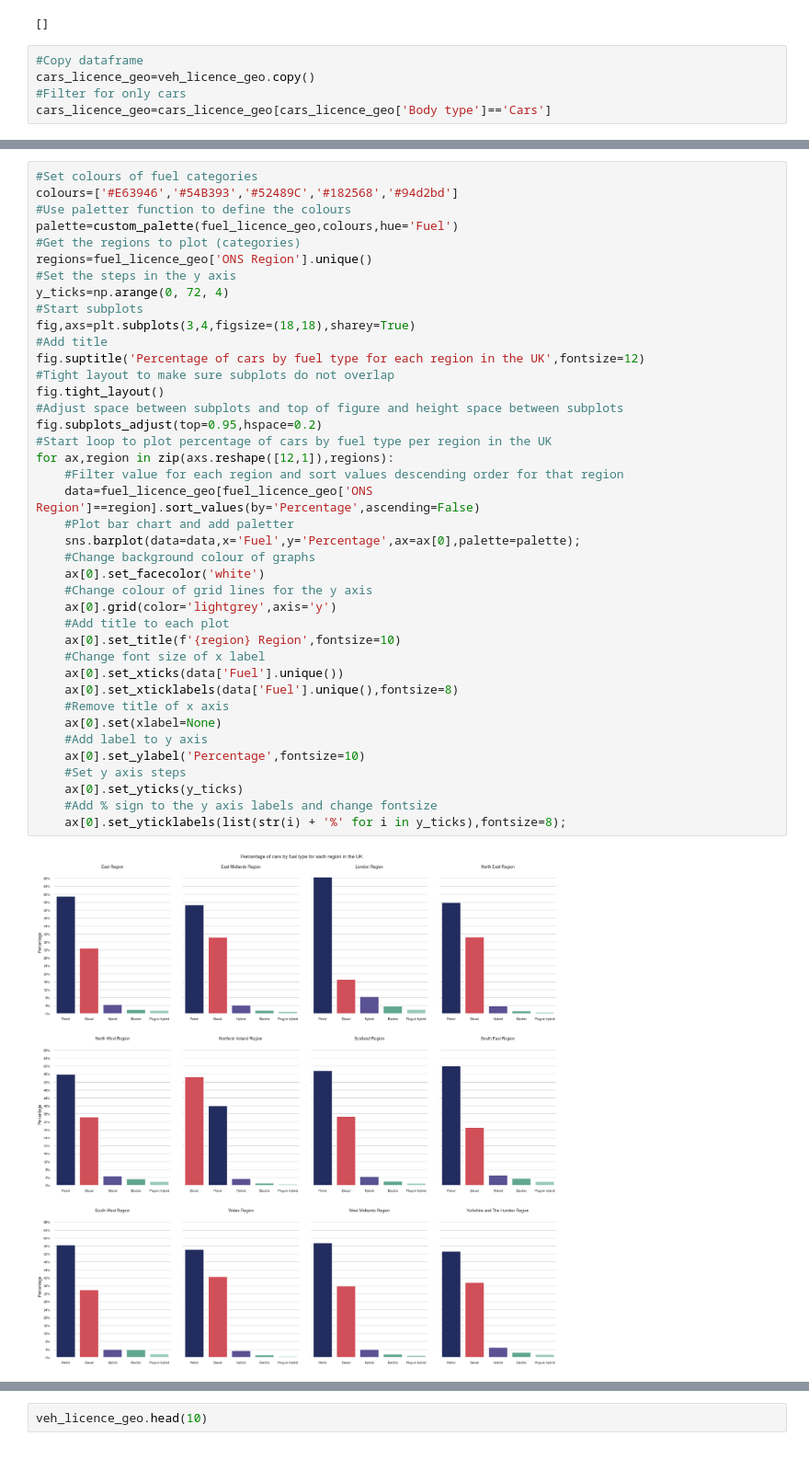
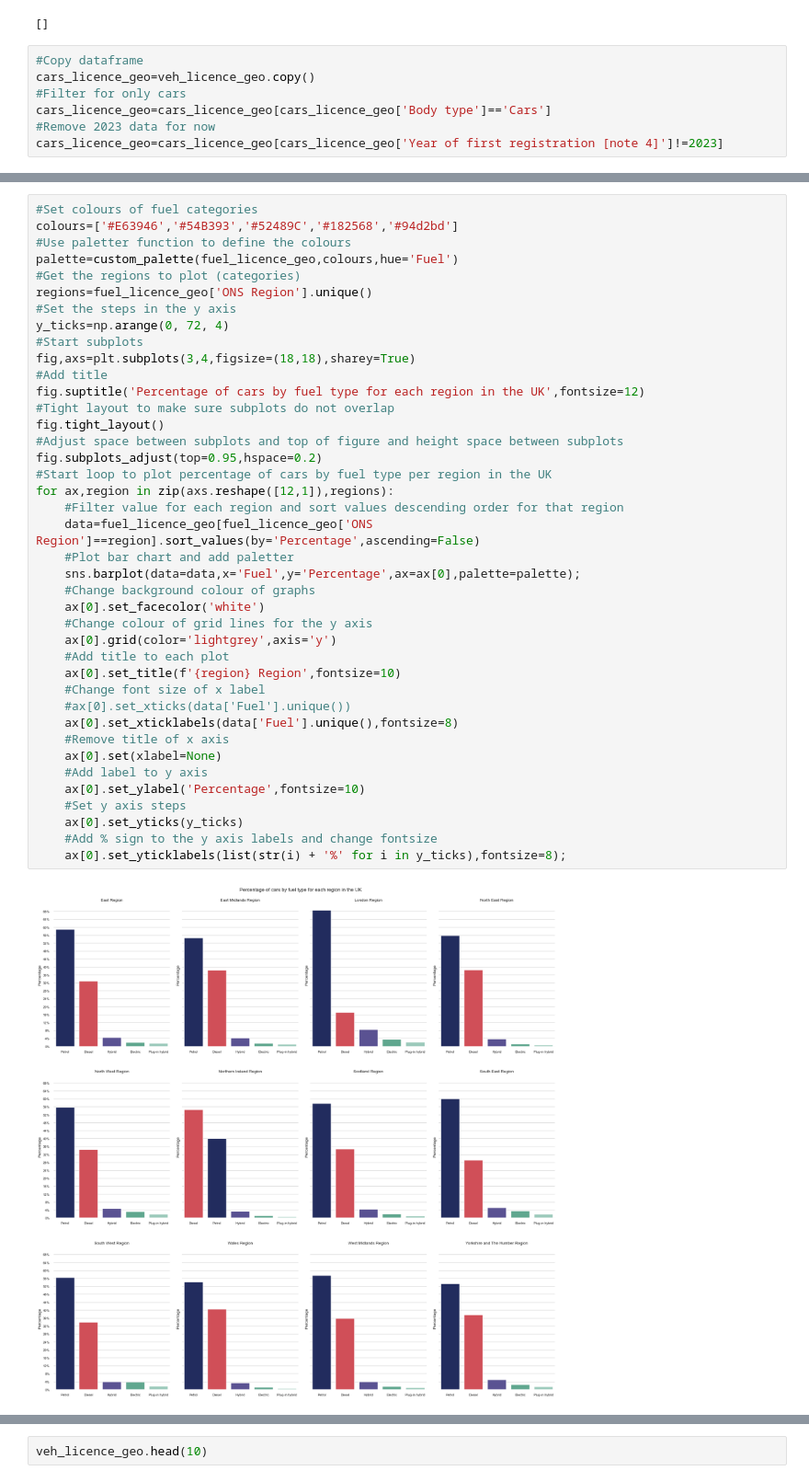
Before and after one commit to ssalazarheredia/vehicle_analysis, a Jupyter notebook: vehicle_analysis.ipynb, the cells around one changed output, grey strips where cells are left out. Shown at 92% size. Saved outputs shown, nothing was run; the diff lists cells and outputs as text.

```diff
--- a/vehicle_analysis.ipynb
+++ b/vehicle_analysis.ipynb
@@ -360,6 +360,8 @@ veh_licence_geo['Number']=veh_licence_geo['Number'].astype(int)
 cars_licence_geo=veh_licence_geo.copy()
 #Filter for only cars
 cars_licence_geo=cars_licence_geo[cars_licence_geo['Body type']=='Cars']
+#Remove 2023 data for now
+cars_licence_geo=cars_licence_geo[cars_licence_geo['Year of first registration [note 4]']!=2023]
 # %%
 #Create copy of dataframe
 fuel_licence_geo=cars_licence_geo.copy()
@@ -404,32 +406,32 @@ y_ticks=np.arange(0, 72, 4)
 fig,axs=plt.subplots(3,4,figsize=(18,18),sharey=True)
 #Add title
 fig.suptitle('Percentage of cars by fuel type for each region in the UK',fontsize=12)
 #Tight layout to make sure subplots do not overlap
 fig.tight_layout()
 #Adjust space between subplots and top of figure and height space between subplots
 fig.subplots_adjust(top=0.95,hspace=0.2)
 #Start loop to plot percentage of cars by fuel type per region in the UK
 for ax,region in zip(axs.reshape([12,1]),regions):
     #Filter value for each region and sort values descending order for that region
     data=fuel_licence_geo[fuel_licence_geo['ONS Region']==region].sort_values(by='Percentage',ascending=False)
     #Plot bar chart and add paletter
     sns.barplot(data=data,x='Fuel',y='Percentage',ax=ax[0],palette=palette);
     #Change background colour of graphs
     ax[0].set_facecolor('white')
     #Change colour of grid lines for the y axis
     ax[0].grid(color='lightgrey',axis='y')
     #Add title to each plot
     ax[0].set_title(f'{region} Region',fontsize=10)
     #Change font size of x label
-    ax[0].set_xticks(data['Fuel'].unique())
+    #ax[0].set_xticks(data['Fuel'].unique())
     ax[0].set_xticklabels(data['Fuel'].unique(),fontsize=8)
     #Remove title of x axis
     ax[0].set(xlabel=None)
     #Add label to y axis
     ax[0].set_ylabel('Percentage',fontsize=10)
     #Set y axis steps
     ax[0].set_yticks(y_ticks)
     #Add % sign to the y axis labels and change fontsize
     ax[0].set_yticklabels(list(str(i) + '%' for i in y_ticks),fontsize=8);
 # %% [output]
-[figure, old version]
+[figure, new version]
```
Also changed, not shown: parts of 10 cells of this notebook, 7 other files.
